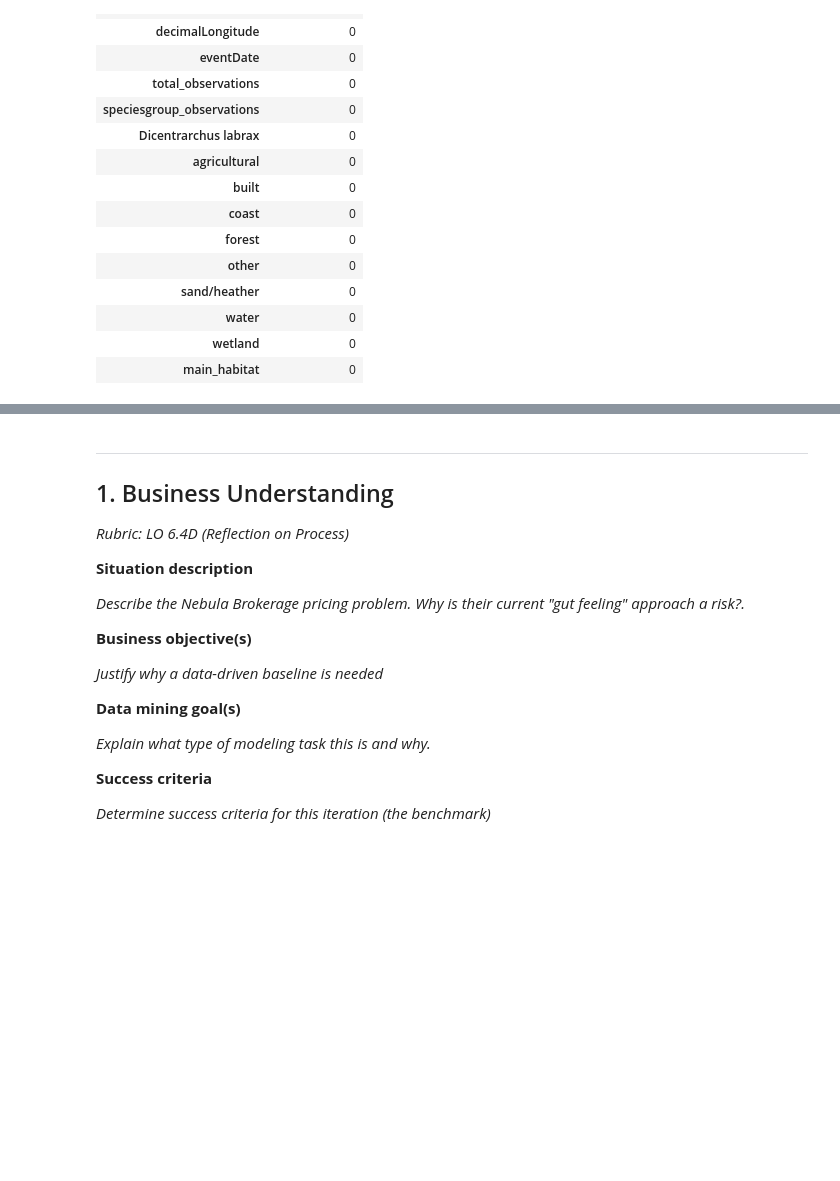
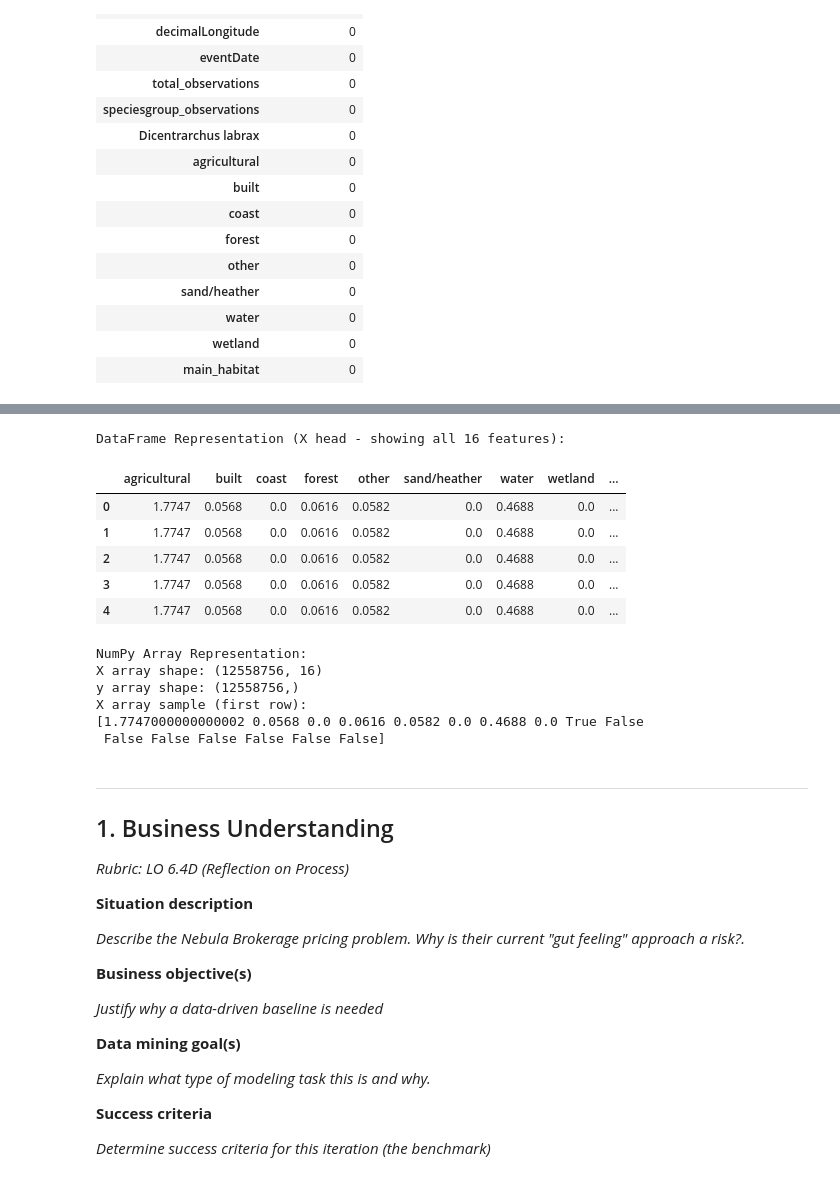
Before and after one commit to XueHu2222/DSAI, a Jupyter notebook: assignment_template_it1.ipynb, the cells around one changed output, grey strips where cells are left out. Drawn from its saved outputs; the diff is of its cells as text; code cells hidden in the pictures; blank space fills up the shorter version.

Commit message:
Add 2.4 data construction and 2.5 data format conversion

```diff
--- a/assignment_template_it1.ipynb
+++ b/assignment_template_it1.ipynb
@@ -23,7 +23,7 @@ import matplotlib.pyplot as plt
 **Load dataset(s)**
 # %%
 # CODE CELL: import the necessary dataset(s) for this iteration
-df_observation = pd.read_csv("./data/Dicentrarchus labrax.csv")
+df_observation = pd.read_csv("./data/Dicentrarchus labrax.csv", low_memory=False)
 df_habitats = pd.read_csv("./data/habitats_cbs_2022.csv")
 # %%
 df_observation.head()
@@ -133,3 +154,42 @@ display(df_clean.isnull().sum().to_frame(name='missing_count'))
+# %%
+# --- STEP 2.5: DATA FORMAT CONVERSION ---
+
+# Define the feature columns: 8 habitat percentages + 8 OHE habitat indicators = 16 features
+habitat_percentages = ['agricultural', 'built', 'coast', 'forest', 'other', 'sand/heather', 'water', 'wetland']
+encoded_habitats = [col for col in df_final.columns if 'main_hab' in col]
+
+all_features = habitat_percentages + encoded_habitats
+
+# Create the feature matrix X and target vector y
+X = df_final[all_features]
+y = df_final['target']
+
+# Convert to NumPy arrays for Scikit-learn
+X_array = X.values
+y_array = y.values
+
+# Verify the shapes and show a sample
+print("DataFrame Representation (X head - showing all 16 features):")
+display(X.head())
+
+print(f"\nNumPy Array Representation:")
+print(f"X array shape: {X_array.shape}")
+print(f"y array shape: {y_array.shape}")
+print(f"X array sample (first row):\n{X_array[0]}")
+# %% [output]
+DataFrame Representation (X head - showing all 16 features):
+|  | agricultural | built | coast | forest | other | sand/heather | water | wetland | ... |
+| 0 | 1.7747 | 0.0568 | 0.0 | 0.0616 | 0.0582 | 0.0 | 0.4688 | 0.0 | ... |
+| 1 | 1.7747 | 0.0568 | 0.0 | 0.0616 | 0.0582 | 0.0 | 0.4688 | 0.0 | ... |
+| 2 | 1.7747 | 0.0568 | 0.0 | 0.0616 | 0.0582 | 0.0 | 0.4688 | 0.0 | ... |
+| 3 | 1.7747 | 0.0568 | 0.0 | 0.0616 | 0.0582 | 0.0 | 0.4688 | 0.0 | ... |
+| 4 | 1.7747 | 0.0568 | 0.0 | 0.0616 | 0.0582 | 0.0 | 0.4688 | 0.0 | ... |
+NumPy Array Representation:
+X array shape: (12558756, 16)
+y array shape: (12558756,)
+X array sample (first row):
+[1.7747000000000002 0.0568 0.0 0.0616 0.0582 0.0 0.4688 0.0 True False
+ False False False False False False]
 # %% [markdown]
 ---
 
```
Also changed, not shown: parts of 3 cells of this notebook.
